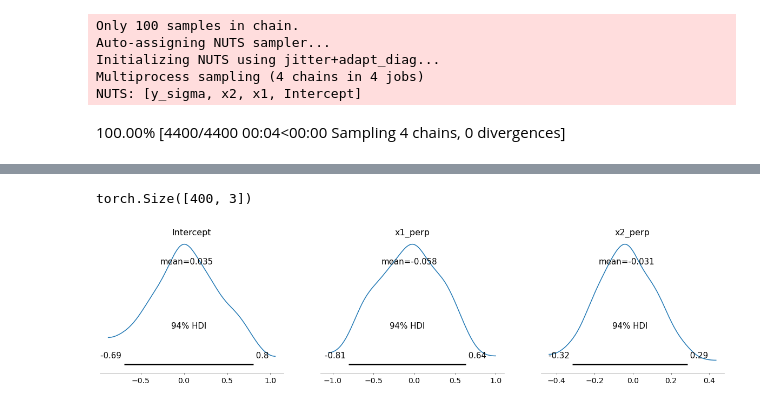
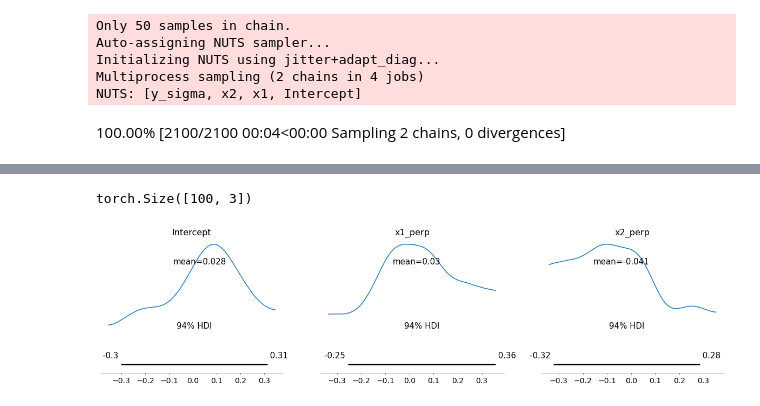
Before and after one commit to bambinos/kulprit, a Jupyter notebook: notebooks/01-ym-prototype-workflow.ipynb, the cells around one changed output, grey strips where cells are left out. Saved outputs shown, nothing was run; the diff lists cells and outputs as text; code cells hidden in the pictures.

```diff
--- a/notebooks/01-ym-prototype-workflow.ipynb
+++ b/notebooks/01-ym-prototype-workflow.ipynb
@@ -4,6 +4,9 @@ import numpy as np
 
 import bambi as bmb
 import kulprit as kpt
+
+import arviz as az
+import matplotlib.pyplot as plt
 
 # define model data
 data = pd.DataFrame({
@@ -14,7 +17,7 @@ data = pd.DataFrame({
 })
 # define and fit model with MCMC
 model = bmb.Model("y ~ x1 + x2", data, family="gaussian")
-num_draws, num_chains = 100, 4
+num_draws, num_chains = 50, 2
 posterior = model.fit(draws=num_draws, chains=num_chains)
 # build reference model object
 ref_model = kpt.Projector(model, posterior)
@@ -25,9 +28,9 @@ print(theta_perp.shape)
 # visualise the projected model posterior
 ref_model.plot_projection(params=params)
 # %% [output]
-Only 100 samples in chain.
+Only 50 samples in chain.
 Auto-assigning NUTS sampler...
 Initializing NUTS using jitter+adapt_diag...
-Multiprocess sampling (4 chains in 4 jobs)
+Multiprocess sampling (2 chains in 4 jobs)
 NUTS: [y_sigma, x2, x1, Intercept]
-100.00% [4400/4400 00:04<00:00 Sampling 4 chains, 0 divergences]
+100.00% [2100/2100 00:04<00:00 Sampling 2 chains, 0 divergences]
@@ -35,2 +38,2 @@ Sampling 4 chains for 1_000 tune and 100 draw iterations (4_000 + 400 draws tota
-torch.Size([400, 3])
+torch.Size([100, 3])
-[figure, old version]
+[figure, new version]
```
Also changed, not shown: parts of 2 cells of this notebook, 1 other file.
